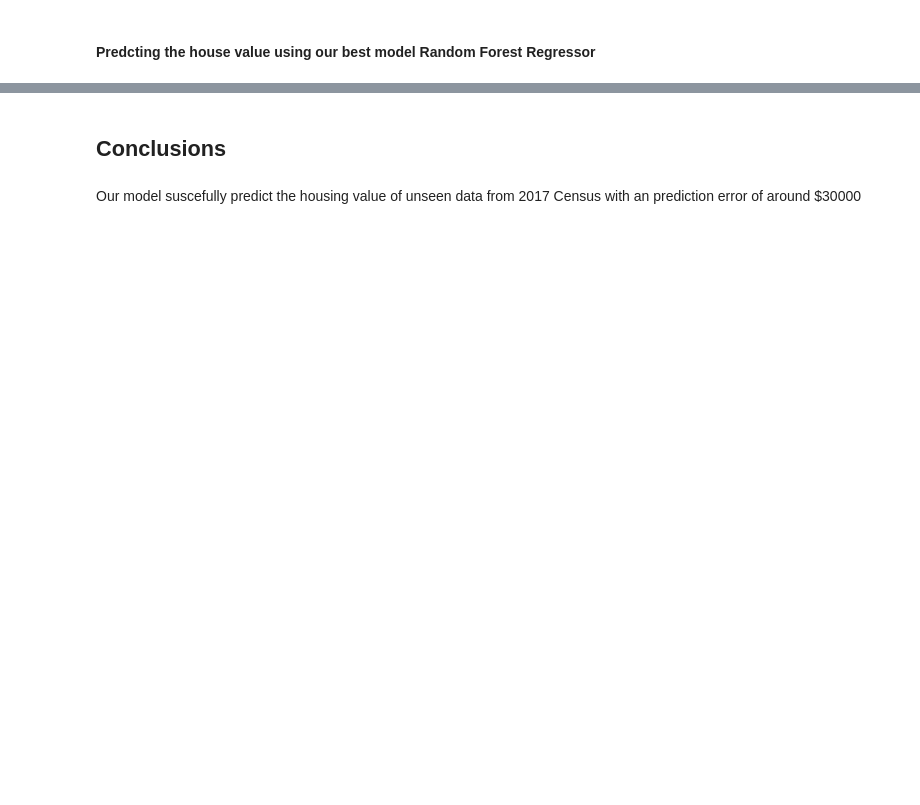
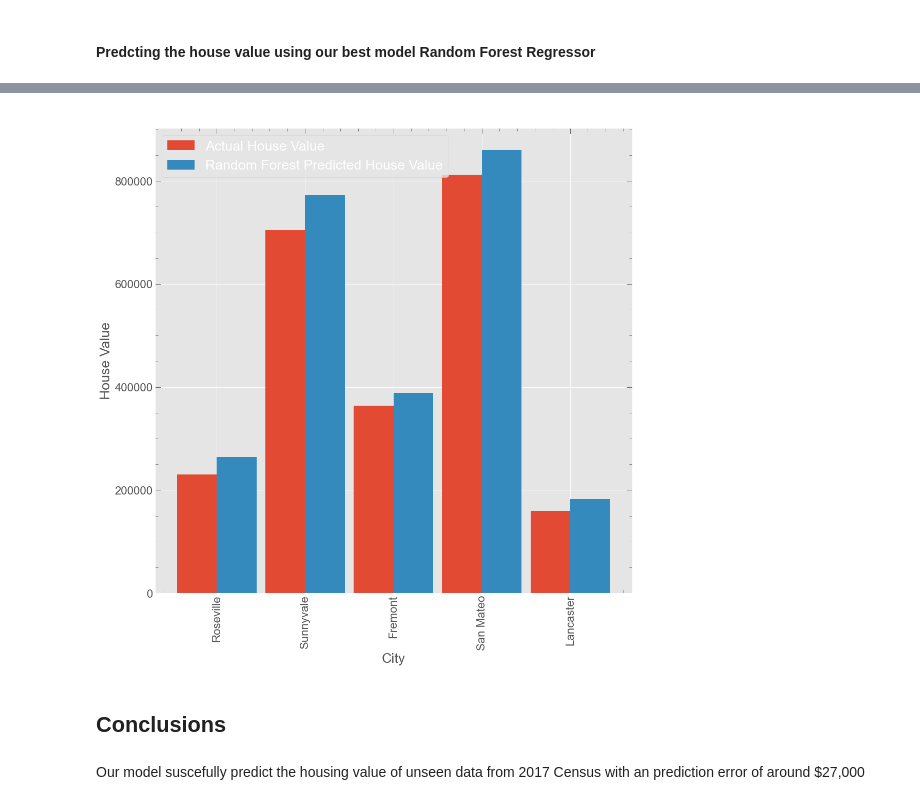
Before and after one commit to pandeysudip/housing-price, a Jupyter notebook: model_building.ipynb, the cells around one changed output, grey strips where cells are left out. Cells and saved outputs as stored; diff of their text form; code cells hidden in the pictures; blank space fills up the shorter version.

```diff
--- a/model_building.ipynb
+++ b/model_building.ipynb
@@ -762,4 +799,13 @@ house_value_2017
+# %%
+#predecting the 2017 best city house value
+house_best=house.loc[['Roseville', 'Sunnyvale', 'Fremont', 'San Mateo', 'Lancaster'],:]
+house_best.plot(kind="bar",width=.9,figsize=(15,15))
+plt.ylabel('House Value')
+plt.title("Actual and Predicted house value of 2017 best city using our best model")
+plt.show()
+# %% [output]
+[figure, added]
 # %% [markdown]
 ## Conclusions
 # %% [markdown]
-Our model suscefully predict the housing value of unseen data from 2017 Census with an prediction error of around $30000
+Our model suscefully predict the housing value of unseen data from 2017 Census with an prediction error of around $27,000
```
Also changed, not shown: parts of 56 cells of this notebook, 3 other files.
